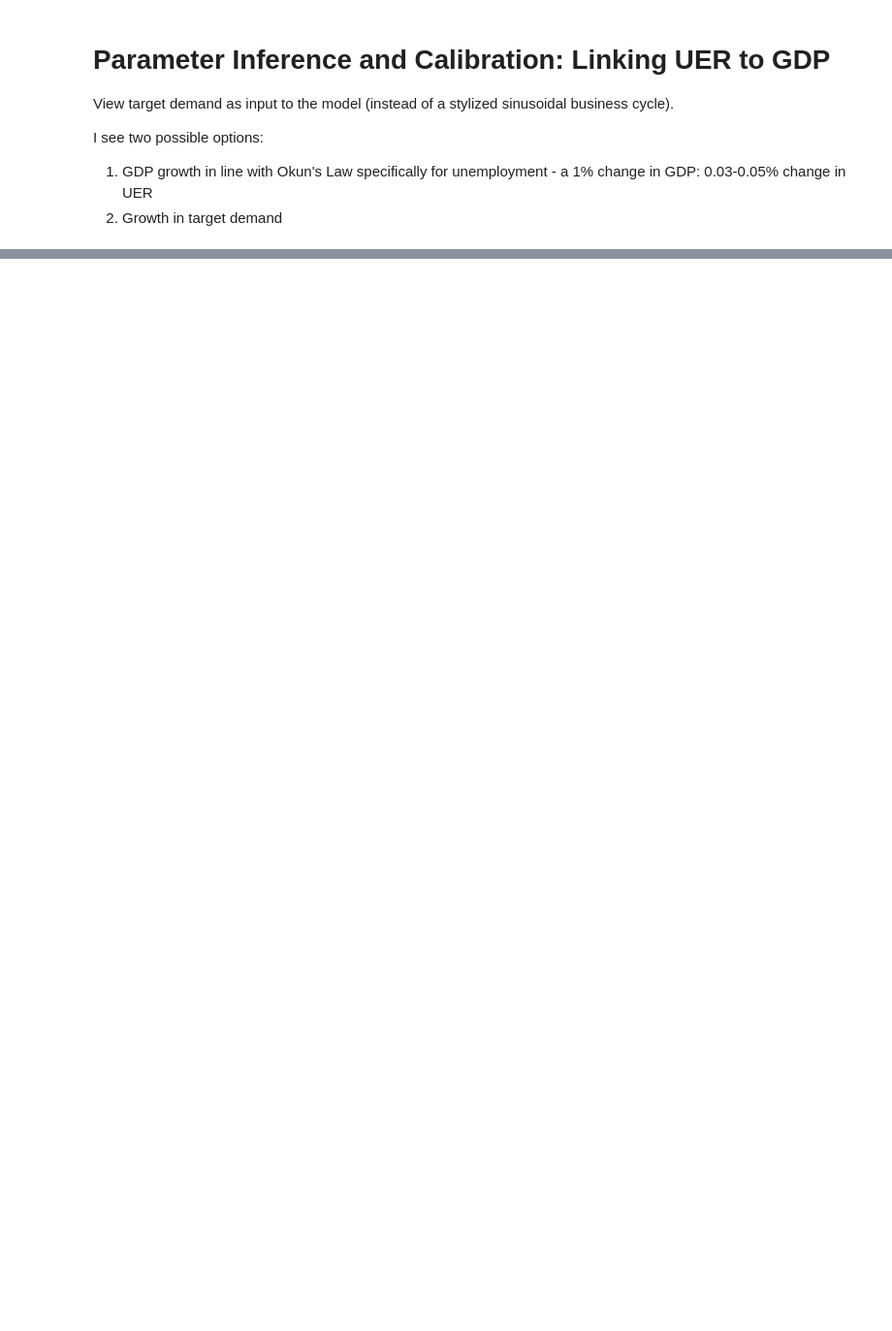
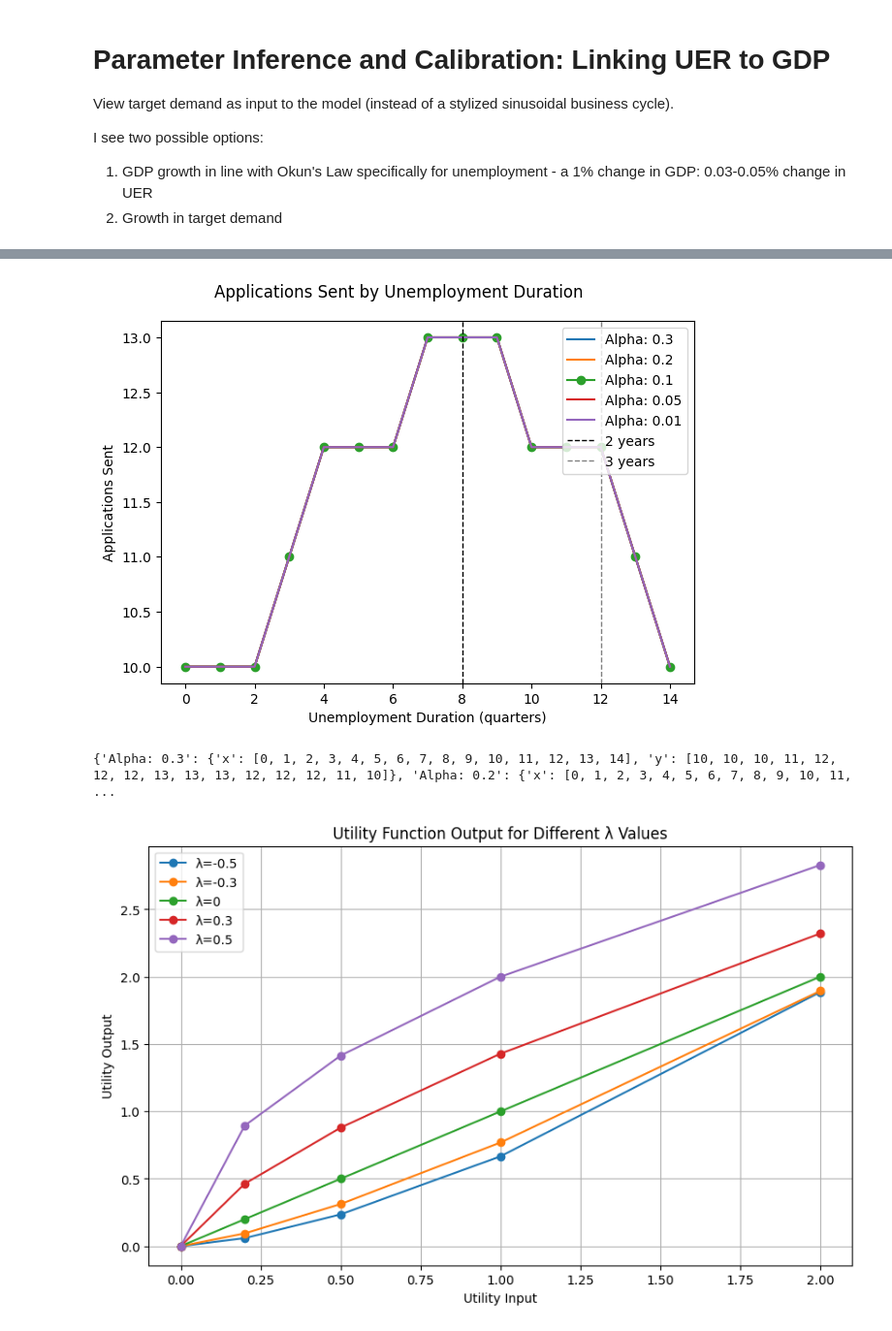
Before and after one commit to ebbam/transition_abm, a Jupyter notebook: calibration_remote/calibration_us_gdp.ipynb, the cells around one changed output, grey strips where cells are left out. Shown at 97% size. Cells and saved outputs as stored; diff of their text form; code cells hidden in the pictures; blank space fills up the shorter version.

```diff
--- a/calibration_remote/calibration_us_gdp.ipynb
+++ b/calibration_remote/calibration_us_gdp.ipynb
@@ -389,3 +146,62 @@ plt.show()
+# %%
+series_dict = {}
+for i, a in enumerate([0.3, 0.2, 0.1, 0.05, 0.01]):
+    efforts = []
+    for t_unemp in range(15):
+        apps = search_effort(t_unemp, 1, True, a)
+        efforts.append(apps)
+
+    series_dict[f"Alpha: {a}"] = {
+        "x": list(range(0, len(efforts))),
+        "y": efforts
+        }
+
+for i, a in series_dict.items():
+    print(a)
+    if i == 'Alpha: 0.1':
+        plt.plot(a['x'], a['y'],marker='o', linestyle='-', label=i)
+    else:
+        plt.plot(a['x'], a['y'],  linestyle='-', label=i)
+    plt.xlabel("Unemployment Duration (quarters)")
+    plt.ylabel("Applications Sent")
+
+
+plt.axvline(x=8, color='black', linestyle='--', linewidth=1, label='2 years')
+plt.axvline(x=12, color='grey', linestyle='--', linewidth=1, label='3 years')
+plt.legend(loc='upper right')
+plt.grid(True)
+plt.suptitle("Applications Sent by Unemployment Duration")
+plt.tight_layout()
+plt.show()
+
+print(series_dict)
+def utility_fun(lambda_param, utility):
+    if lambda_param == 1:
+        return(np.log(utility))
+    else:
+        return((utility**(1-lambda_param))/(1-lambda_param))
+
+lambdas = [-0.5, -0.3, 0, 0.3, 0.5]
+utilities = [0, 0.2, 0.5, 1, 2]
+
+plt.figure(figsize=(10, 6))
+
+for lambda_p in lambdas:
+    utility_outputs = []
+    for utility in utilities:
+        utility_outputs.append(utility_fun(lambda_p, utility))
+    plt.plot(utilities, utility_outputs, marker='o', label=f'λ={lambda_p}')
+
+plt.xlabel('Utility Input')
+plt.ylabel('Utility Output')
+plt.title('Utility Function Output for Different λ Values')
+plt.grid(True)
+plt.legend()
+plt.show()
+# %% [output]
+[figure, added]
+{'Alpha: 0.3': {'x': [0, 1, 2, 3, 4, 5, 6, 7, 8, 9, 10, 11, 12, 13, 14], 'y': [10, 10, 10, 11, 12, 12, 12, 13, 13, 13, 12, 12, 12, 11, 10]}, 'Alpha: 0.2': {'x': [0, 1, 2, 3, 4, 5, 6, 7, 8, 9, 10, 11,  ...
+[figure, added]
 # %%
 ####################
 # Model Run ########
```
Also changed, not shown: parts of 18 cells of this notebook, 5 other files.
